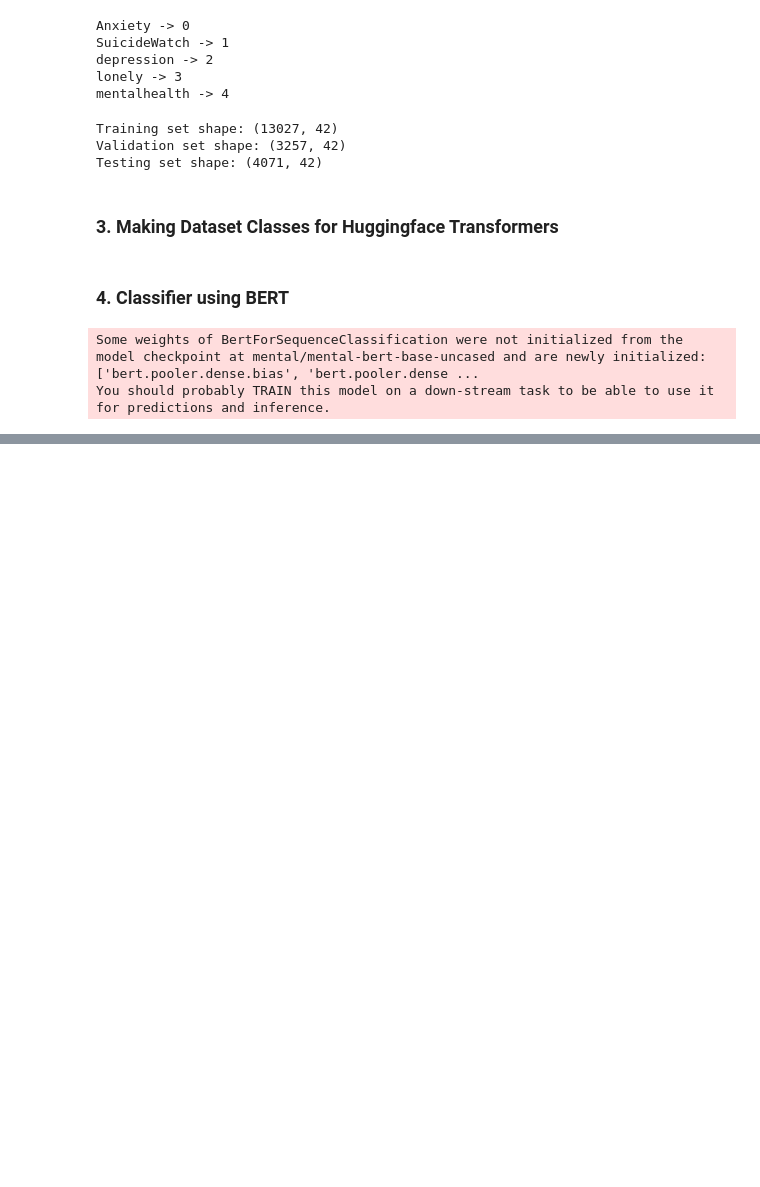
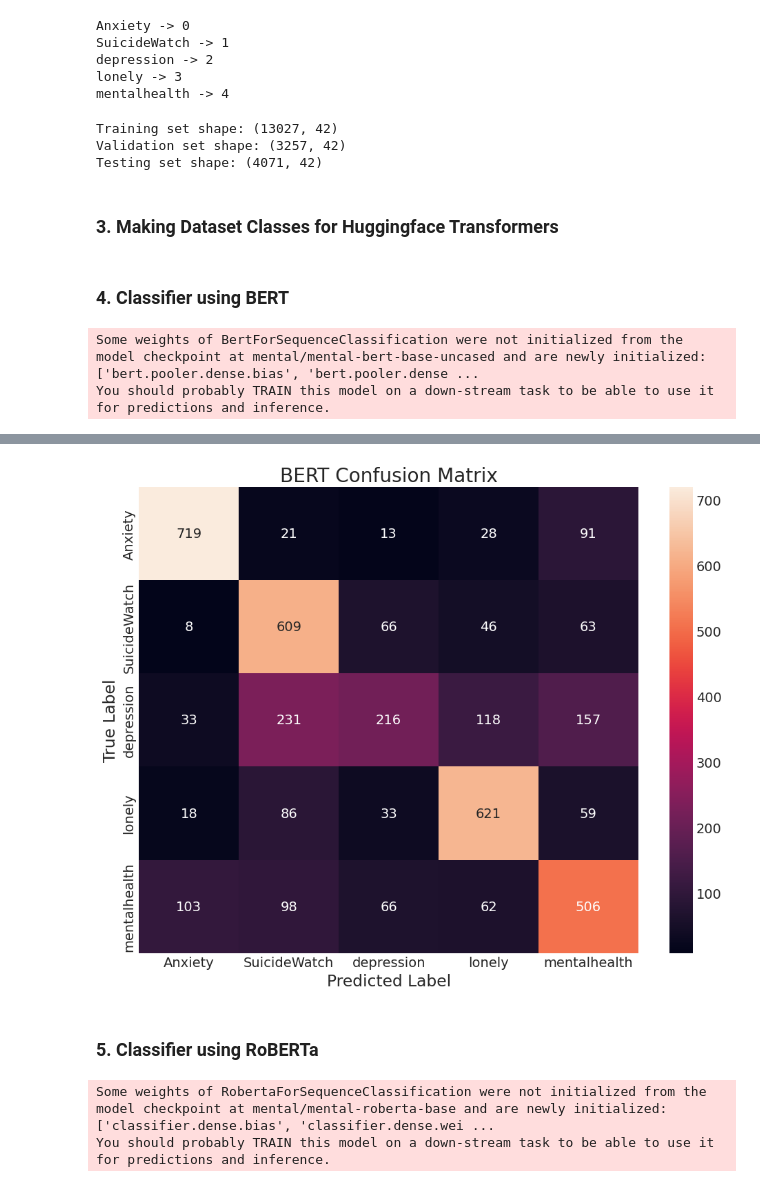
Before and after one commit to itmesneha/Subreddit-Sentinel, a Jupyter notebook: model_selection/Transformers.ipynb, the cells around one changed output, grey strips where cells are left out. Drawn from its saved outputs; the diff is of its cells as text; code cells hidden in the pictures; blank space fills up the shorter version.

```diff
--- a/model_selection/Transformers.ipynb
+++ b/model_selection/Transformers.ipynb
@@ -165,0 +192,4 @@ KeyboardInterrupt:
+# %%
+bert_predictions = bert_trainer.predict(tokenized_test_dataset)
+bert_preds = bert_predictions.predictions.argmax(-1)
+bert_labels = bert_predictions.label_ids
@@ -165,0 +218,15 @@ KeyboardInterrupt:
+# %%
+plt.figure(figsize=(10, 8))
+cm = confusion_matrix(bert_labels, bert_preds)
+sns.heatmap(cm, annot=True, fmt='d', cmap='rocket',
+            xticklabels=label_encoder.classes_,
+            yticklabels=label_encoder.classes_)
+plt.title('BERT Confusion Matrix')
+plt.ylabel('True Label')
+plt.xlabel('Predicted Label')
+plt.tight_layout()
+plt.show()
+# %% [output]
+[figure, added]
+# %% [markdown]
+### 5. Classifier using RoBERTa
@@ -165,0 +264,9 @@ KeyboardInterrupt:
+# %%
+roberta_model = AutoModelForSequenceClassification.from_pretrained(
+    roberta_model_name,
+    num_labels=num_labels,
+    token=access_token
+)
+# %% [output]
+Some weights of RobertaForSequenceClassification were not initialized from the model checkpoint at mental/mental-roberta-base and are newly initialized: ['classifier.dense.bias', 'classifier.dense.wei ...
+You should probably TRAIN this model on a down-stream task to be able to use it for predictions and inference.
```
Also changed, not shown: parts of 26 cells of this notebook.
